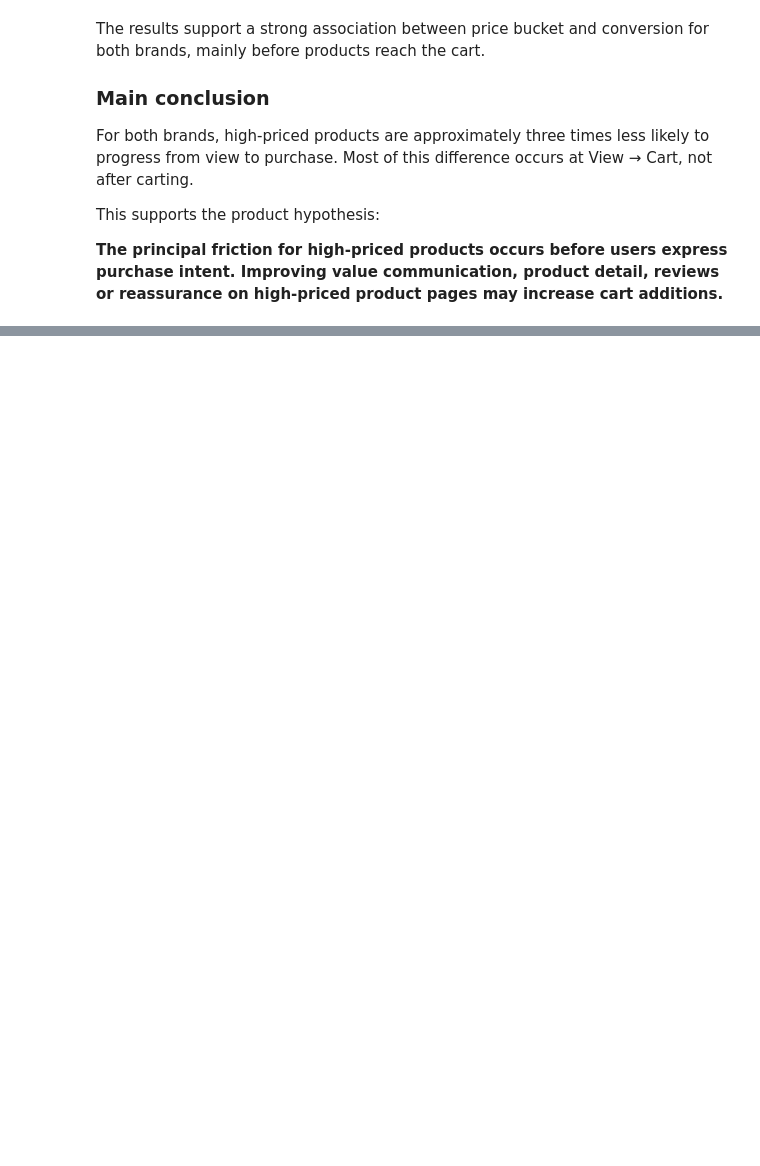
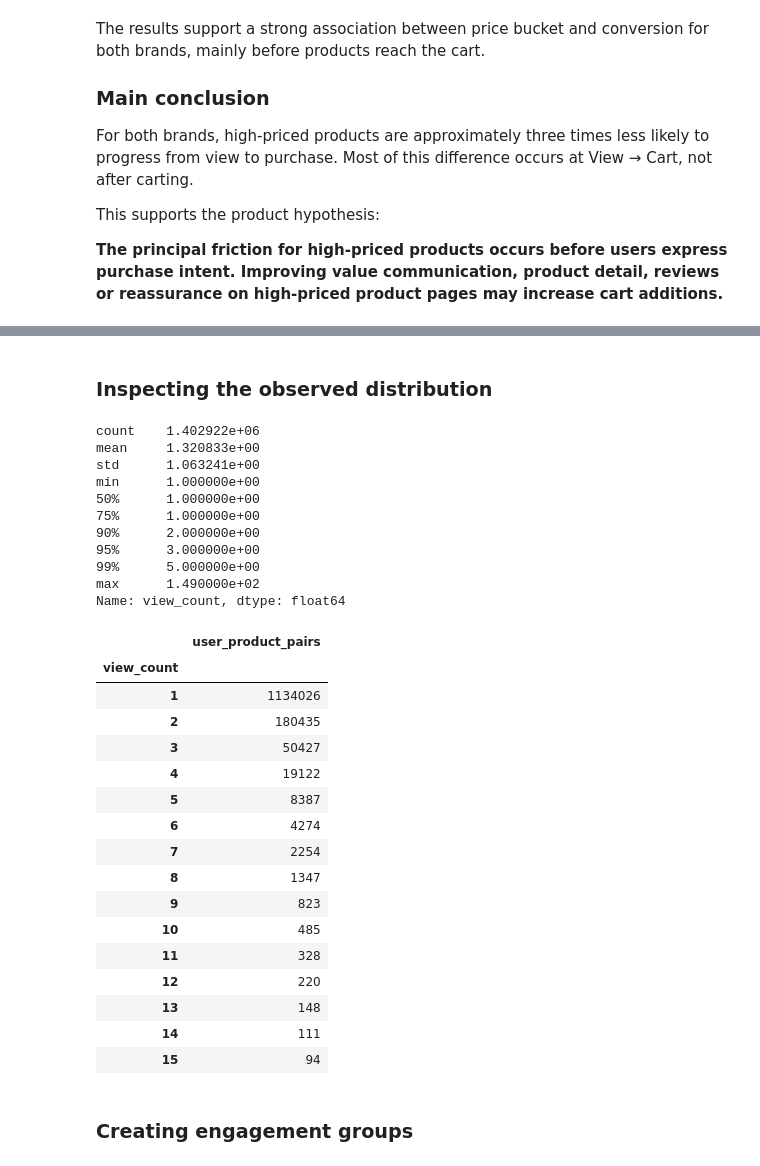
Before and after one commit to moriyuko/ecommerce-product-analysis, a Jupyter notebook: notebook.ipynb, the cells around one changed output, grey strips where cells are left out. Saved outputs shown, nothing was run; the diff lists cells and outputs as text; code cells hidden in the pictures; blank space fills up the shorter version.

```diff
--- a/notebook.ipynb
+++ b/notebook.ipynb
@@ -2475,0 +2543,53 @@ This supports the product hypothesis:
+# %% [markdown]
+### Inspecting the observed distribution
+# %%
+display(
+    user_product_behavior["view_count"].describe(
+        percentiles=[
+            0.50,
+            0.75,
+            0.90,
+            0.95,
+            0.99,
+        ]
+    )
+)
+
+display(
+    user_product_behavior["view_count"]
+    .value_counts()
+    .sort_index()
+    .head(15)
+    .to_frame("user_product_pairs")
+)
+# %% [output]
+count    1.402922e+06
+mean     1.320833e+00
+std      1.063241e+00
+min      1.000000e+00
+50%      1.000000e+00
+75%      1.000000e+00
+90%      2.000000e+00
+95%      3.000000e+00
+99%      5.000000e+00
+max      1.490000e+02
+Name: view_count, dtype: float64
+|  | user_product_pairs |
+| view_count |  |
+| 1 | 1134026 |
+| 2 | 180435 |
+| 3 | 50427 |
+| 4 | 19122 |
+| 5 | 8387 |
+| 6 | 4274 |
+| 7 | 2254 |
+| 8 | 1347 |
+| 9 | 823 |
+| 10 | 485 |
+| 11 | 328 |
+| 12 | 220 |
+| 13 | 148 |
+| 14 | 111 |
+| 15 | 94 |
+# %% [markdown]
+### Creating engagement groups
```
Also changed, not shown: parts of 25 cells of this notebook.
